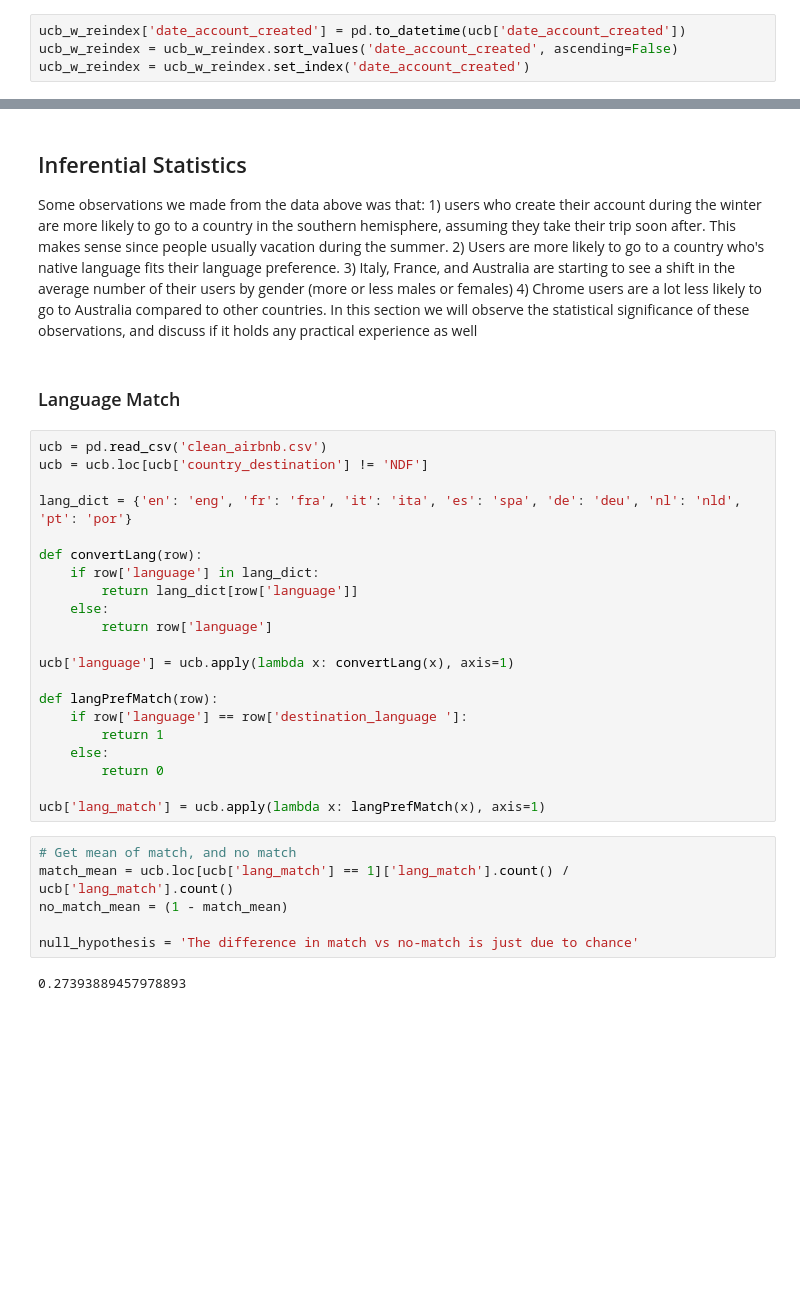
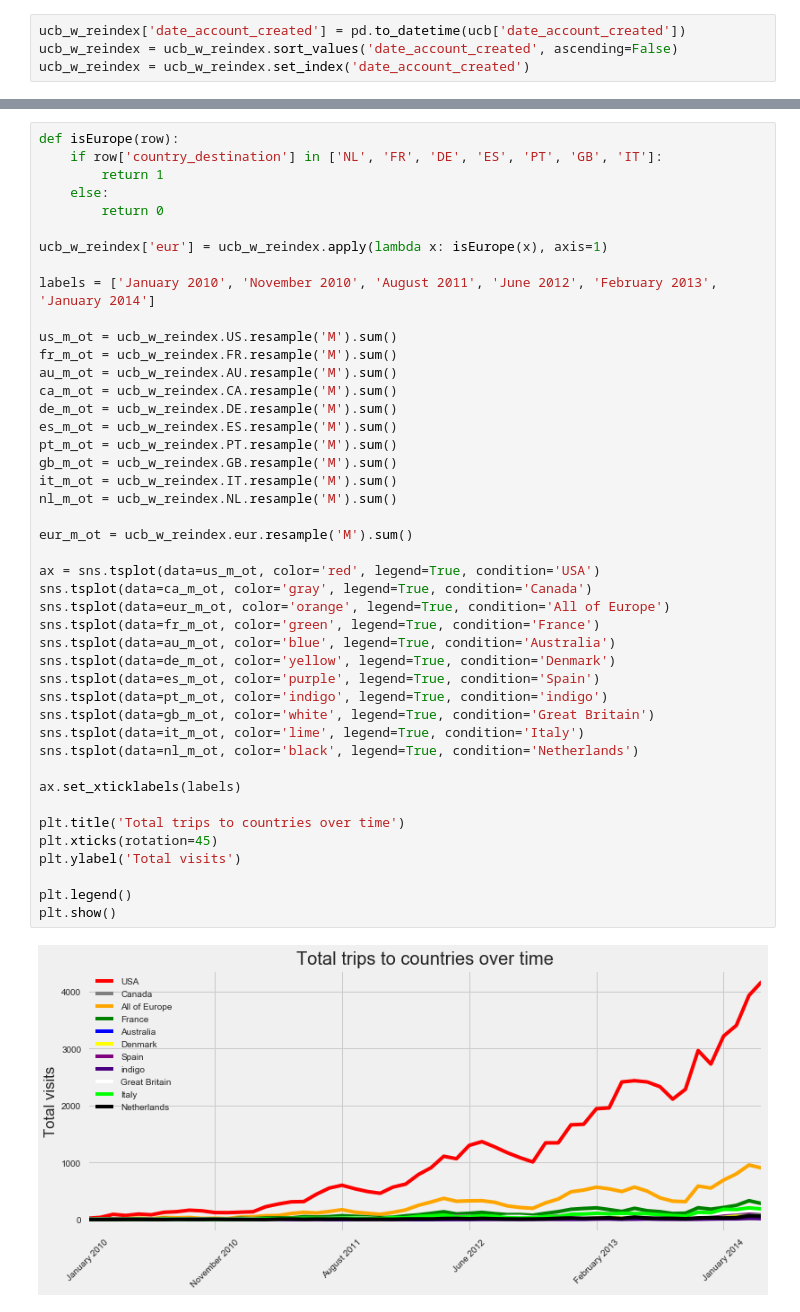
Before and after one commit to TJBANEY/Springboard-Code, a Jupyter notebook: Capstone Data Story.ipynb, the cells around one changed output, grey strips where cells are left out. Saved outputs shown, nothing was run; the diff lists cells and outputs as text; blank space fills up the shorter version.

Commit message:
Edits to data wrangling and data story.

```diff
--- a/Capstone Data Story.ipynb
+++ b/Capstone Data Story.ipynb
@@ -499,34 +129,46 @@ plt.show()
-# %% [markdown]
-## <p id="infer-stats" style="line-height: 0px; margin: 0;">Inferential Statistics</p>
-Some observations we made from the data above was that: 1) users who create their account during the winter are more likely to go to a country in the southern hemisphere, assuming they take their trip soon after. This makes sense since people usually vacation during the summer. 2) Users are more likely to go to a country who's native language fits their language preference. 3) Italy, France, and Australia are starting to see a shift in the average number of their users by gender (more or less males or females) 4) Chrome users are a lot less likely to go to Australia compared to other countries. In this section we will observe the statistical significance of these observations, and discuss if it holds any practical experience as well
-# %% [markdown]
-### Language Match
-# %%
-ucb = pd.read_csv('clean_airbnb.csv')
-ucb = ucb.loc[ucb['country_destination'] != 'NDF']
-
-lang_dict = {'en': 'eng', 'fr': 'fra', 'it': 'ita', 'es': 'spa', 'de': 'deu', 'nl': 'nld', 'pt': 'por'}
-
-def convertLang(row):
-    if row['language'] in lang_dict:
-        return lang_dict[row['language']]
-    else:
-        return row['language']
-
-ucb['language'] = ucb.apply(lambda x: convertLang(x), axis=1)
-
-def langPrefMatch(row):
-    if row['language'] == row['destination_language ']:
-        return 1
-    else:
-        return 0
-
-ucb['lang_match'] = ucb.apply(lambda x: langPrefMatch(x), axis=1)
-# %%
-# Get mean of match, and no match
-match_mean = ucb.loc[ucb['lang_match'] == 1]['lang_match'].count() / ucb['lang_match'].count()
-no_match_mean = (1 - match_mean)
-
-null_hypothesis = 'The difference in match vs no-match is just due to chance'
-# %% [output]
-0.27393889457978893
+# %%
+def isEurope(row):
+    if row['country_destination'] in ['NL', 'FR', 'DE', 'ES', 'PT', 'GB', 'IT']:
+        return 1
+    else:
+        return 0
+
+ucb_w_reindex['eur'] = ucb_w_reindex.apply(lambda x: isEurope(x), axis=1)
+
+labels = ['January 2010', 'November 2010', 'August 2011', 'June 2012', 'February 2013', 'January 2014']
+
+us_m_ot = ucb_w_reindex.US.resample('M').sum()
+fr_m_ot = ucb_w_reindex.FR.resample('M').sum()
+au_m_ot = ucb_w_reindex.AU.resample('M').sum()
+ca_m_ot = ucb_w_reindex.CA.resample('M').sum()
+de_m_ot = ucb_w_reindex.DE.resample('M').sum()
+es_m_ot = ucb_w_reindex.ES.resample('M').sum()
+pt_m_ot = ucb_w_reindex.PT.resample('M').sum()
+gb_m_ot = ucb_w_reindex.GB.resample('M').sum()
+it_m_ot = ucb_w_reindex.IT.resample('M').sum()
+nl_m_ot = ucb_w_reindex.NL.resample('M').sum()
+
+eur_m_ot = ucb_w_reindex.eur.resample('M').sum()
+
+ax = sns.tsplot(data=us_m_ot, color='red', legend=True, condition='USA')
+sns.tsplot(data=ca_m_ot, color='gray', legend=True, condition='Canada')
+sns.tsplot(data=eur_m_ot, color='orange', legend=True, condition='All of Europe')
+sns.tsplot(data=fr_m_ot, color='green', legend=True, condition='France')
+sns.tsplot(data=au_m_ot, color='blue', legend=True, condition='Australia')
+sns.tsplot(data=de_m_ot, color='yellow', legend=True, condition='Denmark')
+sns.tsplot(data=es_m_ot, color='purple', legend=True, condition='Spain')
+sns.tsplot(data=pt_m_ot, color='indigo', legend=True, condition='indigo')
+sns.tsplot(data=gb_m_ot, color='white', legend=True, condition='Great Britain')
+sns.tsplot(data=it_m_ot, color='lime', legend=True, condition='Italy')
+sns.tsplot(data=nl_m_ot, color='black', legend=True, condition='Netherlands')
+
+ax.set_xticklabels(labels)
+
+plt.title('Total trips to countries over time')
+plt.xticks(rotation=45)
+plt.ylabel('Total visits')
+
+plt.legend()
+plt.show()
+# %% [output]
+[figure, added]
```
Also changed, not shown: parts of 51 cells of this notebook, 5 other files.
